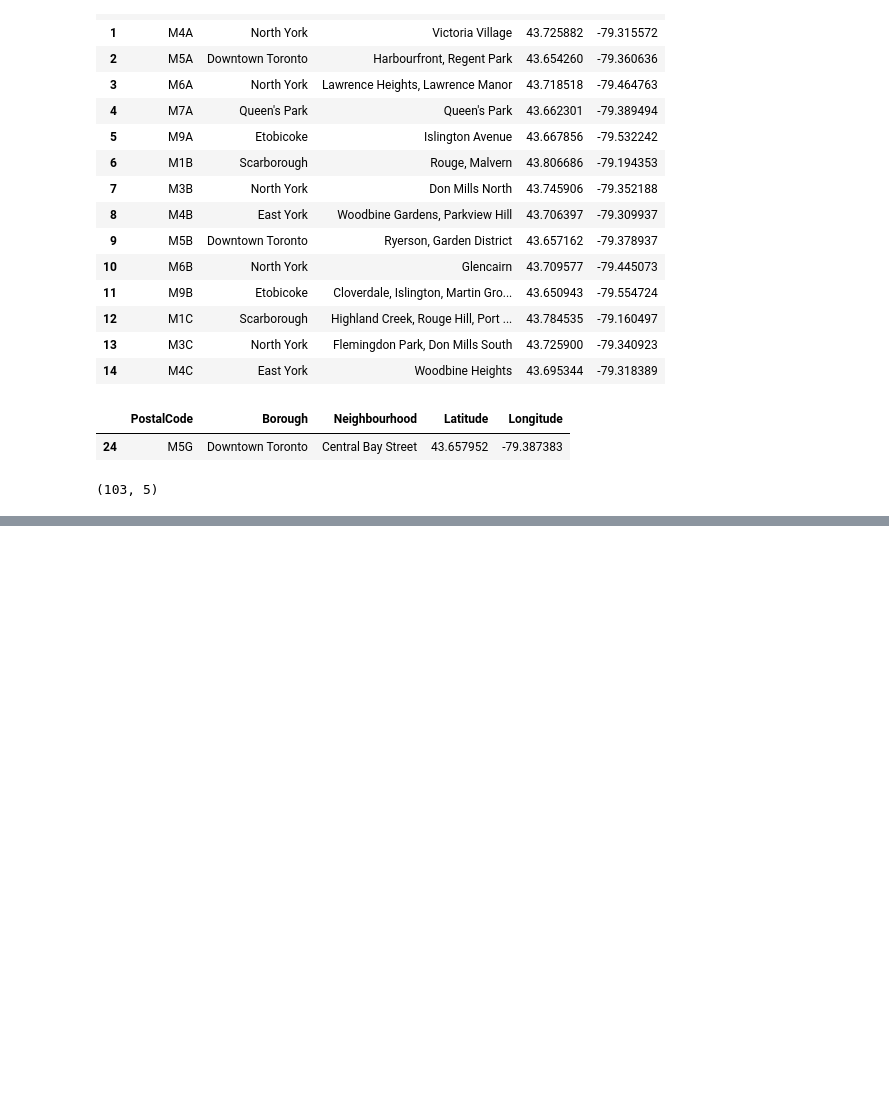
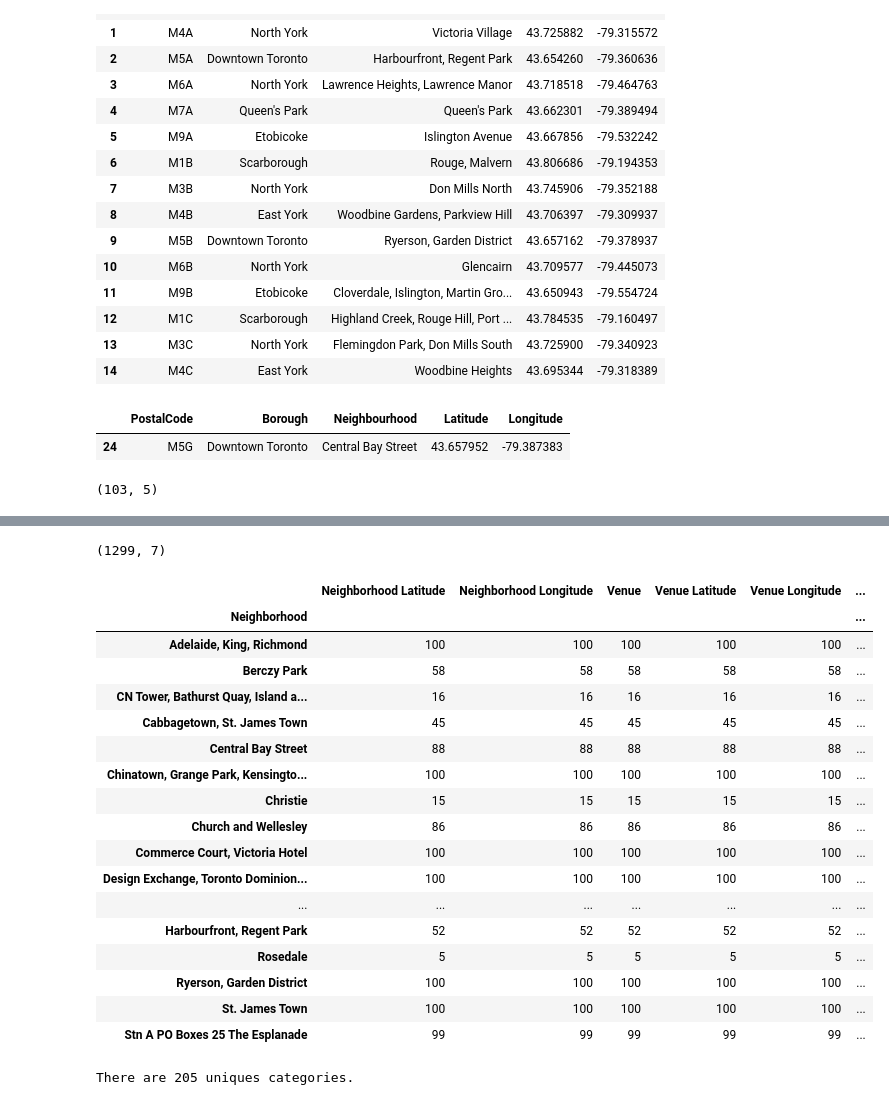
Before and after one commit to jstark7319/Coursera-Capstone-Project, a Jupyter notebook: Seg.&Clustering Neighborhoods Toronto.ipynb, the cells around one changed output, grey strips where cells are left out. Cells and saved outputs as stored; diff of their text form; code cells hidden in the pictures; blank space fills up the shorter version.

```diff
--- a/Seg.&Clustering Neighborhoods Toronto.ipynb
+++ b/Seg.&Clustering Neighborhoods Toronto.ipynb
@@ -190,0 +236,24 @@ df_final_result.shape
+# %%
+
+# create map of  Toronto using latitude and longitude values
+latitude= 43.654260
+longitude= -79.360636
+
+map_toronto = folium.Map(location=[latitude, longitude], zoom_start=13)
+
+
+# add markers to map
+for lat, lng, borough, neighborhood in zip(df_final_result['Latitude'], df_final_result['Longitude'], df_final_result['Borough'], df_final_result['Neighbourhood']):
+    label = '{}, {}'.format(neighborhood, borough)
+    label = folium.Popup(label, parse_html=True)
+    folium.CircleMarker(
+        [lat, lng],
+        radius=5,
+        popup=label,
+        color='blue',
+        fill=True,
+        fill_color='#3186cc',
+        fill_opacity=0.7,
+        parse_html=False).add_to(map_toronto)
+
+map_toronto
@@ -190,0 +359,28 @@ df_final_result.shape
+# %%
+# Let's check how many venues were returned for each neighborhood
+toronto_downtown_venues.groupby('Neighborhood').count()
+# %% [output]
+(1299, 7)
+|  | Neighborhood Latitude | Neighborhood Longitude | Venue | Venue Latitude | Venue Longitude | ... |
+| Neighborhood |  |  |  |  |  | ... |
+| Adelaide, King, Richmond | 100 | 100 | 100 | 100 | 100 | ... |
+| Berczy Park | 58 | 58 | 58 | 58 | 58 | ... |
+| CN Tower, Bathurst Quay, Island a... | 16 | 16 | 16 | 16 | 16 | ... |
+| Cabbagetown, St. James Town | 45 | 45 | 45 | 45 | 45 | ... |
+| Central Bay Street | 88 | 88 | 88 | 88 | 88 | ... |
+| Chinatown, Grange Park, Kensingto... | 100 | 100 | 100 | 100 | 100 | ... |
+| Christie | 15 | 15 | 15 | 15 | 15 | ... |
+| Church and Wellesley | 86 | 86 | 86 | 86 | 86 | ... |
+| Commerce Court, Victoria Hotel | 100 | 100 | 100 | 100 | 100 | ... |
+| Design Exchange, Toronto Dominion... | 100 | 100 | 100 | 100 | 100 | ... |
+| ... | ... | ... | ... | ... | ... | ... |
+| Harbourfront, Regent Park | 52 | 52 | 52 | 52 | 52 | ... |
+| Rosedale | 5 | 5 | 5 | 5 | 5 | ... |
+| Ryerson, Garden District | 100 | 100 | 100 | 100 | 100 | ... |
+| St. James Town | 100 | 100 | 100 | 100 | 100 | ... |
+| Stn A PO Boxes 25 The Esplanade | 99 | 99 | 99 | 99 | 99 | ... |
+# %%
+# Let's find out how many unique categories can be curated from all the returned venues
+print('There are {} uniques categories.'.format(len(toronto_downtown_venues['Venue Category'].unique())))
+# %% [output]
+There are 205 uniques categories.
```
Also changed, not shown: parts of 25 cells of this notebook.
